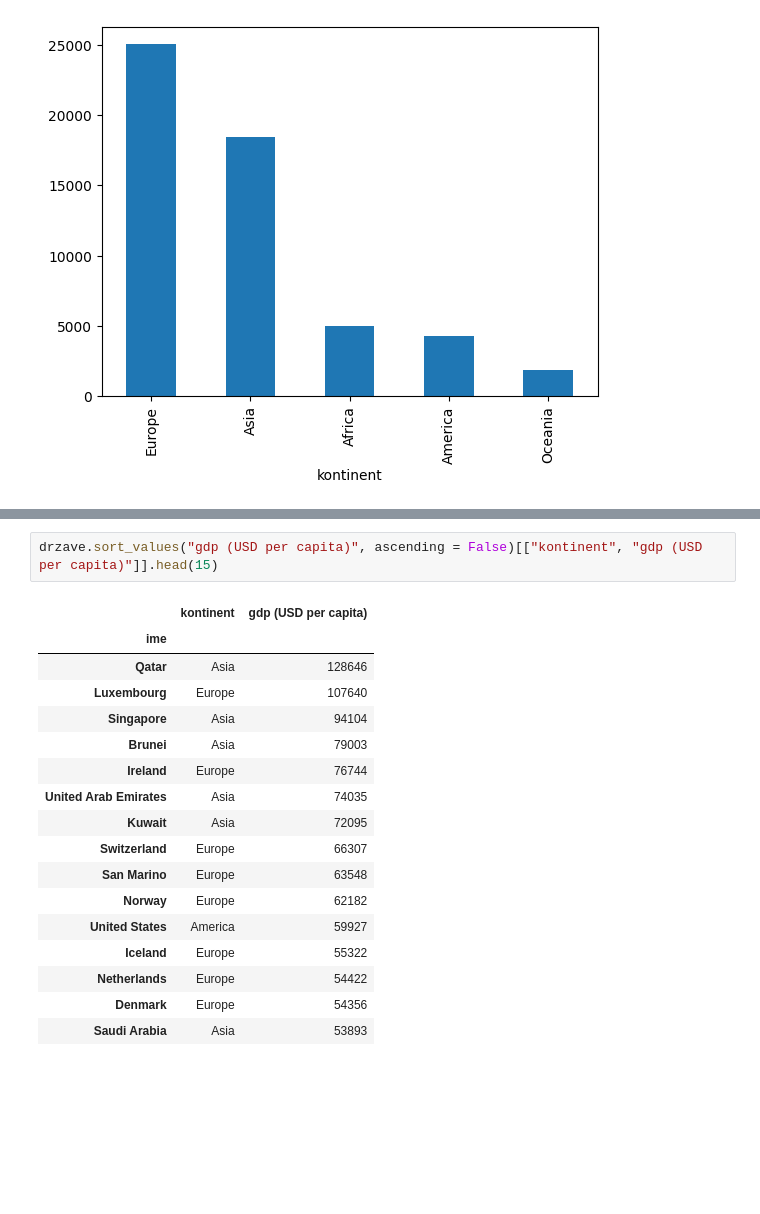
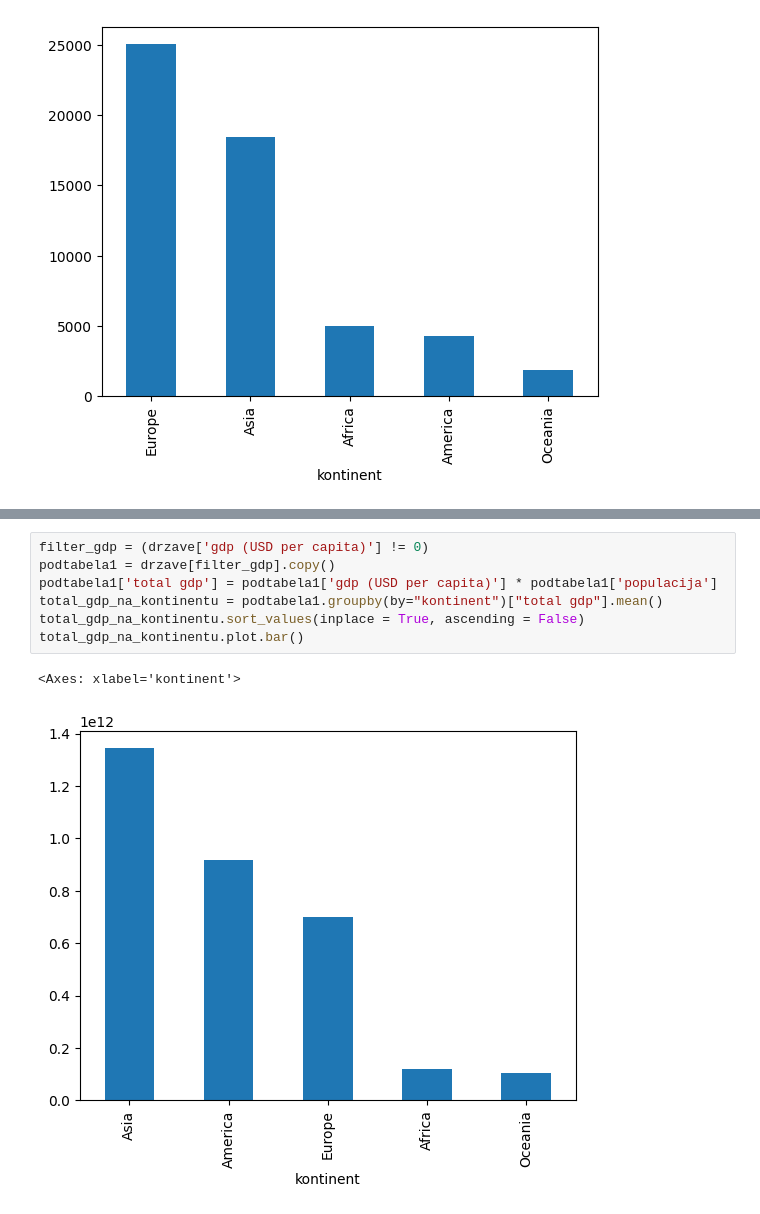
Before and after one commit to mianardin/Projektna_naloga, a Jupyter notebook: Analiza.ipynb, the cells around one changed output, grey strips where cells are left out. Saved outputs shown, nothing was run; the diff lists cells and outputs as text; blank space fills up the shorter version.

```diff
--- a/Analiza.ipynb
+++ b/Analiza.ipynb
@@ -57,20 +50,10 @@ gdp_na_kontinentu.plot.bar()
-# %%
-drzave.sort_values("gdp (USD per capita)", ascending = False)[["kontinent", "gdp (USD per capita)"]].head(15)
-# %% [output]
-|  | kontinent | gdp (USD per capita) |
-| ime |  |  |
-| Qatar | Asia | 128646 |
-| Luxembourg | Europe | 107640 |
-| Singapore | Asia | 94104 |
-| Brunei | Asia | 79003 |
-| Ireland | Europe | 76744 |
-| United Arab Emirates | Asia | 74035 |
-| Kuwait | Asia | 72095 |
-| Switzerland | Europe | 66307 |
-| San Marino | Europe | 63548 |
-| Norway | Europe | 62182 |
-| United States | America | 59927 |
-| Iceland | Europe | 55322 |
-| Netherlands | Europe | 54422 |
-| Denmark | Europe | 54356 |
-| Saudi Arabia | Asia | 53893 |
+# %%
+filter_gdp = (drzave['gdp (USD per capita)'] != 0)
+podtabela1 = drzave[filter_gdp].copy()
+podtabela1['total gdp'] = podtabela1['gdp (USD per capita)'] * podtabela1['populacija']
+total_gdp_na_kontinentu = podtabela1.groupby(by="kontinent")["total gdp"].mean()
+total_gdp_na_kontinentu.sort_values(inplace = True, ascending = False)
+total_gdp_na_kontinentu.plot.bar()
+# %% [output]
+<Axes: xlabel='kontinent'>
+[figure, added]
```
Also changed, not shown: parts of 4 cells of this notebook.
